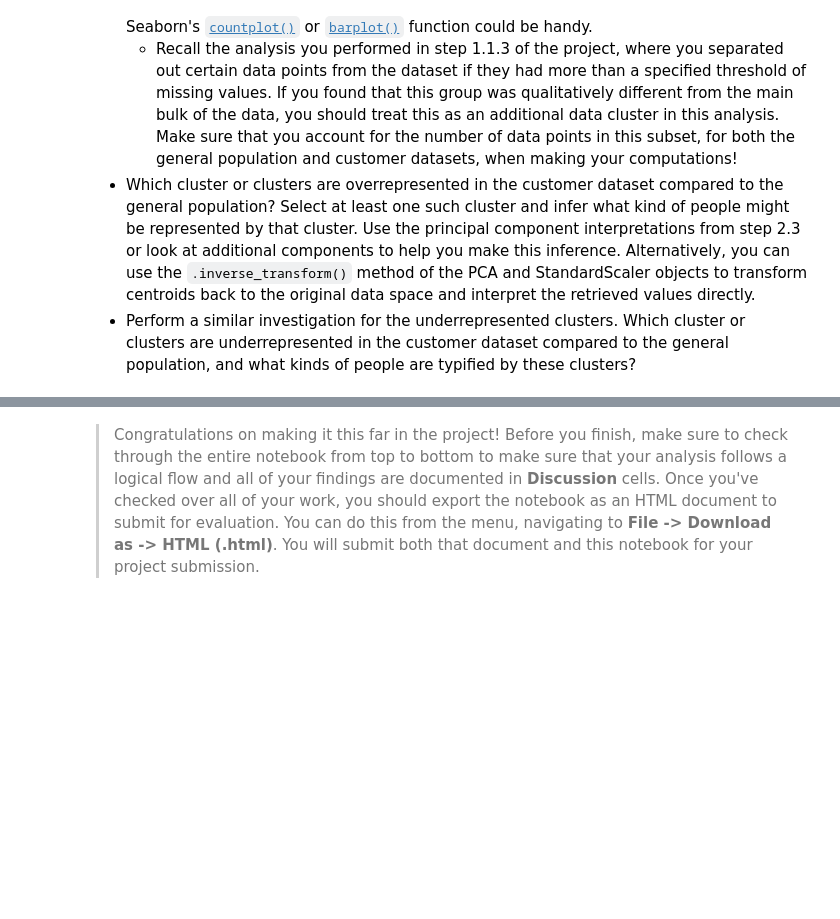
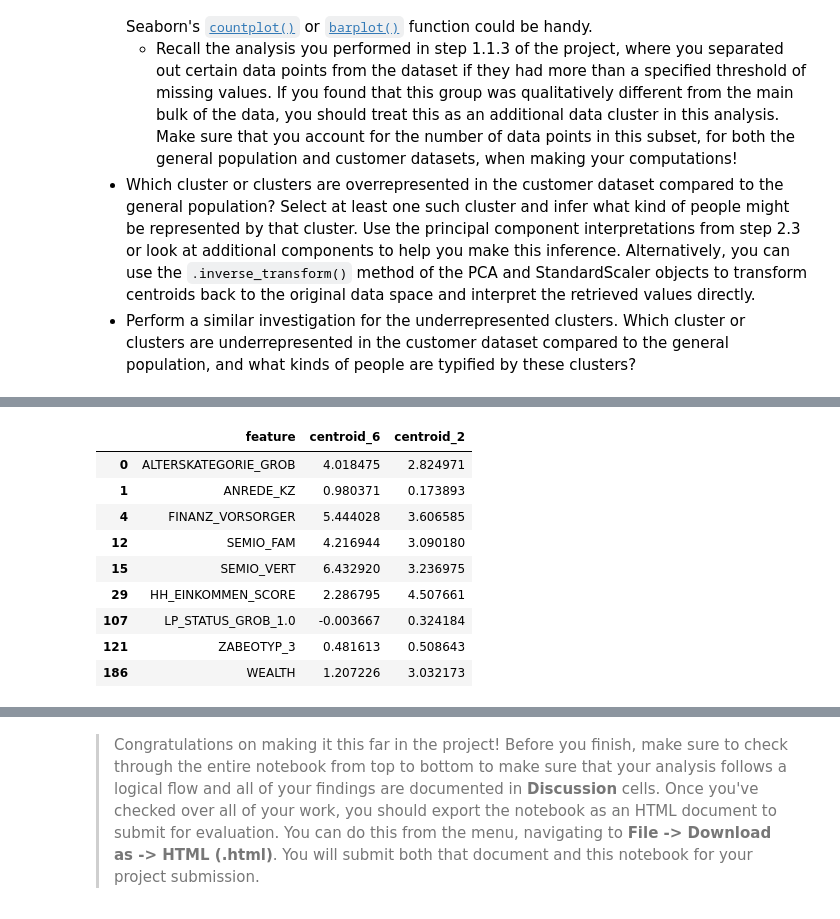
Before and after one commit to teodorwisniewski/ML_Sklearn_and_Tensorflow, a Jupyter notebook: 11_unspuervised_learning/Identify_Customer_Segments.ipynb, the cells around one changed output, grey strips where cells are left out. Saved outputs shown, nothing was run; the diff lists cells and outputs as text; code cells hidden in the pictures; blank space fills up the shorter version.

```diff
--- a/11_unspuervised_learning/Identify_Customer_Segments.ipynb
+++ b/11_unspuervised_learning/Identify_Customer_Segments.ipynb
@@ -994,0 +1233,11 @@ Take a look at the following points in this step:
+# %%
+positive_correlation = ["LP_STATUS_GROB_1.0",
+                       "HH_EINKOMMEN_SCORE",
+                       "WEALTH",
+                       "ALTERSKATEGORIE_GROB",
+                       "FINANZ_VORSORGER",
+                       "ZABEOTYP_3",
+                       "ANREDE_KZ",
+                        "SEMIO_VERT",
+                        "SEMIO_FAM"
+                       ]
@@ -995,6 +1255,9 @@ Take a look at the following points in this step:
 # %%
 # What kinds of people are part of a cluster that is overrepresented in the
 # customer data compared to the general population?
+
+centroid_6 = scaler.inverse_transform(pca_model.inverse_transform(model.cluster_centers_[6]))
 # %%
 # What kinds of people are part of a cluster that is underrepresented in the
 # customer data compared to the general population?
+centroid_2 = scaler.inverse_transform(pca_model.inverse_transform(model.cluster_centers_[2]))
@@ -1000,0 +1306,14 @@ Take a look at the following points in this step:
+# %%
+centroids=pd.DataFrame({"feature":customers_clean.columns,"centroid_6":centroid_6,"centroid_2":centroid_2})
+centroids[centroids["feature"].isin(positive_correlation)]
+# %% [output]
+|  | feature | centroid_6 | centroid_2 |
+| 0 | ALTERSKATEGORIE_GROB | 4.018475 | 2.824971 |
+| 1 | ANREDE_KZ | 0.980371 | 0.173893 |
+| 4 | FINANZ_VORSORGER | 5.444028 | 3.606585 |
+| 12 | SEMIO_FAM | 4.216944 | 3.090180 |
+| 15 | SEMIO_VERT | 6.432920 | 3.236975 |
+| 29 | HH_EINKOMMEN_SCORE | 2.286795 | 4.507661 |
+| 107 | LP_STATUS_GROB_1.0 | -0.003667 | 0.324184 |
+| 121 | ZABEOTYP_3 | 0.481613 | 0.508643 |
+| 186 | WEALTH | 1.207226 | 3.032173 |
```
Also changed, not shown: parts of 35 cells of this notebook.
